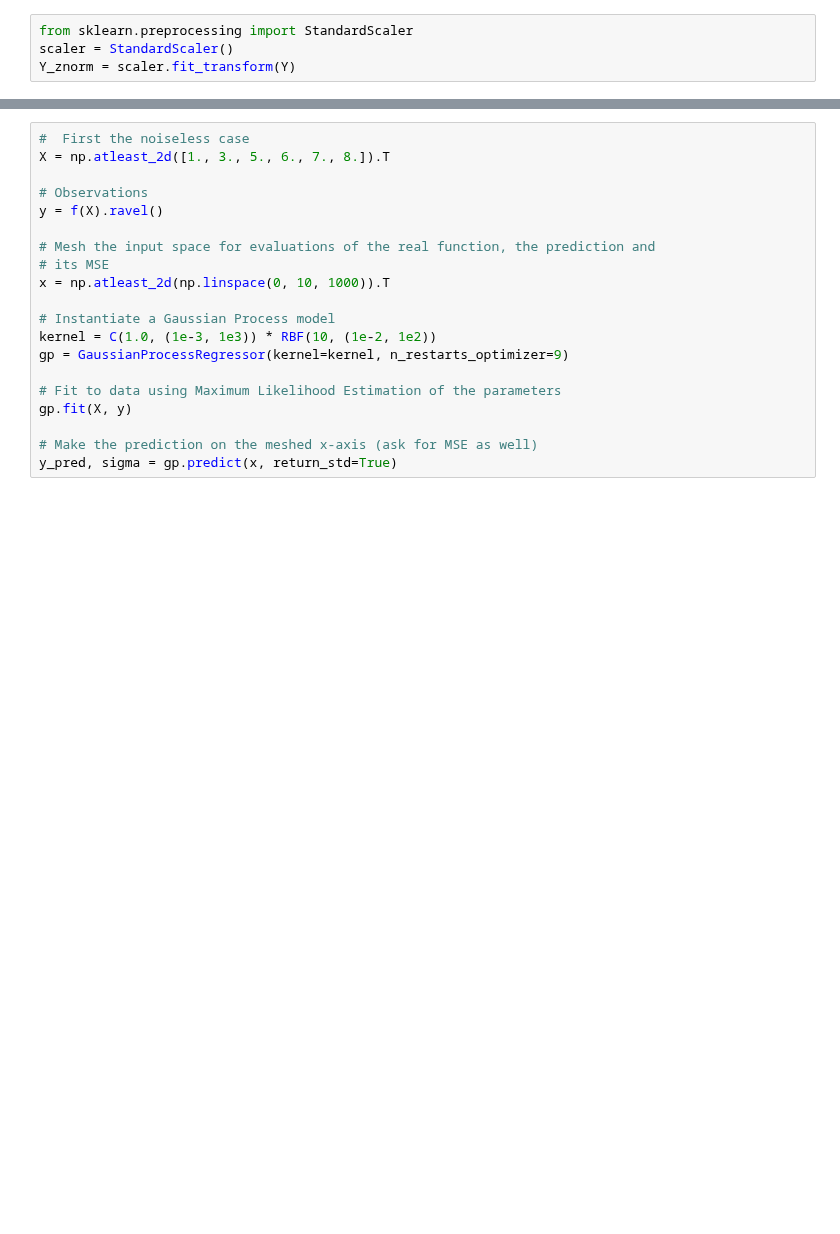
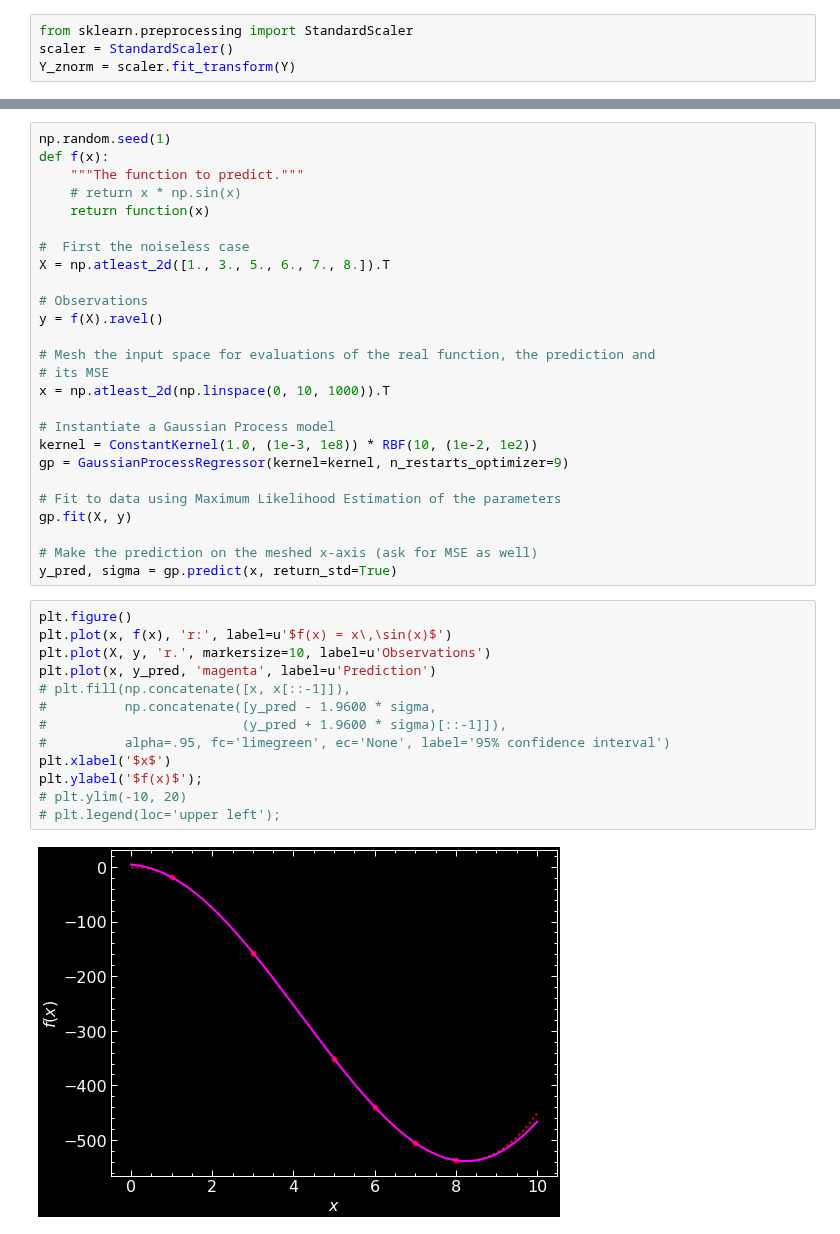
Before and after one commit to jsdiazpo/Bayesian-Digressions, a Jupyter notebook: Gaussian-Processes.ipynb, the cells around one changed output, grey strips where cells are left out. Drawn from its saved outputs; the diff is of its cells as text; blank space fills up the shorter version.

```diff
--- a/Gaussian-Processes.ipynb
+++ b/Gaussian-Processes.ipynb
@@ -75,4 +72,10 @@ ax.grid(lw=1, alpha=0.2, zorder=0)
 # %%
+np.random.seed(1)
+def f(x):
+    """The function to predict."""
+    # return x * np.sin(x)
+    return function(x)
+
 #  First the noiseless case
 X = np.atleast_2d([1., 3., 5., 6., 7., 8.]).T
 
@@ -84,7 +87,7 @@ y = f(X).ravel()
 x = np.atleast_2d(np.linspace(0, 10, 1000)).T
 
 # Instantiate a Gaussian Process model
-kernel = C(1.0, (1e-3, 1e3)) * RBF(10, (1e-2, 1e2))
+kernel = ConstantKernel(1.0, (1e-3, 1e8)) * RBF(10, (1e-2, 1e2))
 gp = GaussianProcessRegressor(kernel=kernel, n_restarts_optimizer=9)
 
 # Fit to data using Maximum Likelihood Estimation of the parameters
@@ -92,3 +95,18 @@ gp.fit(X, y)
 
 # Make the prediction on the meshed x-axis (ask for MSE as well)
 y_pred, sigma = gp.predict(x, return_std=True)
+# %%
+plt.figure()
+plt.plot(x, f(x), 'r:', label=u'$f(x) = x\,\sin(x)$')
+plt.plot(X, y, 'r.', markersize=10, label=u'Observations')
+plt.plot(x, y_pred, 'magenta', label=u'Prediction')
+# plt.fill(np.concatenate([x, x[::-1]]),
+#          np.concatenate([y_pred - 1.9600 * sigma,
+#                         (y_pred + 1.9600 * sigma)[::-1]]),
+#          alpha=.95, fc='limegreen', ec='None', label='95% confidence interval')
+plt.xlabel('$x$')
+plt.ylabel('$f(x)$');
+# plt.ylim(-10, 20)
+# plt.legend(loc='upper left');
+# %% [output]
+[figure, added]
```
Also changed, not shown: parts of 7 cells of this notebook.
